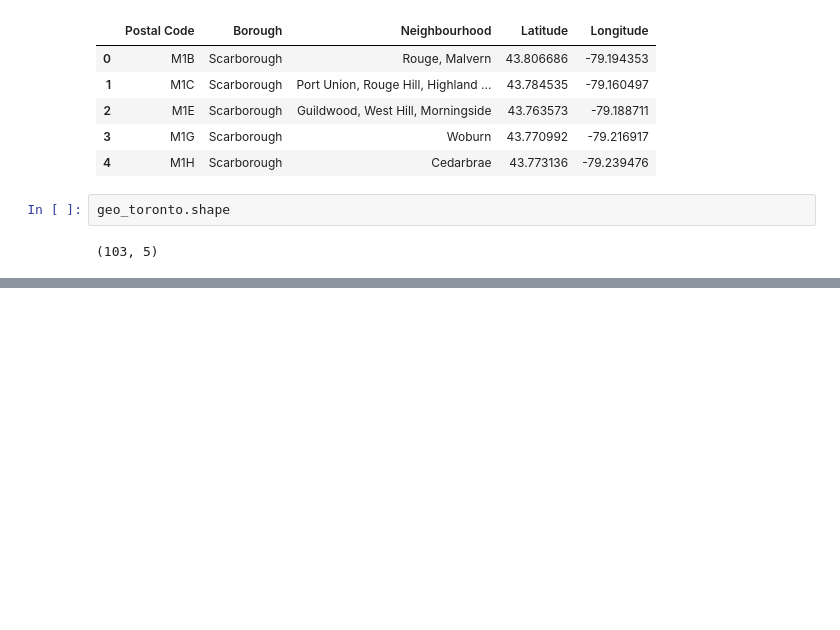
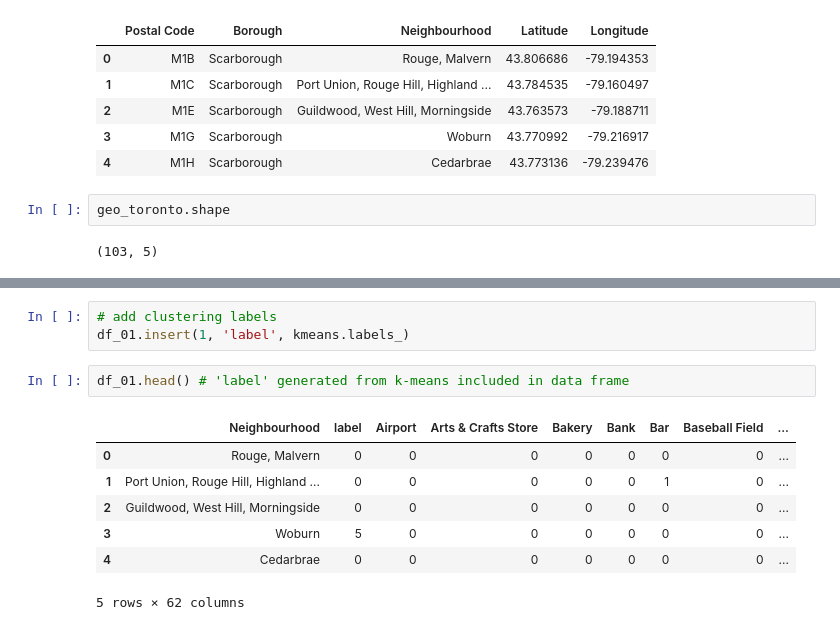
Before and after one commit to YoussefHany-720/Coursera_Capstone, a Jupyter notebook: week 3 part2.ipynb, the cells around one changed output, grey strips where cells are left out. Drawn from its saved outputs; the diff is of its cells as text; blank space fills up the shorter version.

```diff
--- a/week 3 part2.ipynb
+++ b/week 3 part2.ipynb
@@ -605,0 +743,13 @@ geo_toronto.shape
+# %%
+# add clustering labels
+df_01.insert(1, 'label', kmeans.labels_)
+# %%
+df_01.head() # 'label' generated from k-means included in data frame
+# %% [output]
+|  | Neighbourhood | label | Airport | Arts & Crafts Store | Bakery | Bank | Bar | Baseball Field | ... |
+| 0 | Rouge, Malvern | 0 | 0 | 0 | 0 | 0 | 0 | 0 | ... |
+| 1 | Port Union, Rouge Hill, Highland ... | 0 | 0 | 0 | 0 | 0 | 1 | 0 | ... |
+| 2 | Guildwood, West Hill, Morningside | 0 | 0 | 0 | 0 | 0 | 0 | 0 | ... |
+| 3 | Woburn | 5 | 0 | 0 | 0 | 0 | 0 | 0 | ... |
+| 4 | Cedarbrae | 0 | 0 | 0 | 0 | 0 | 0 | 0 | ... |
+5 rows × 62 columns
```
Also changed, not shown: parts of 15 cells of this notebook.
